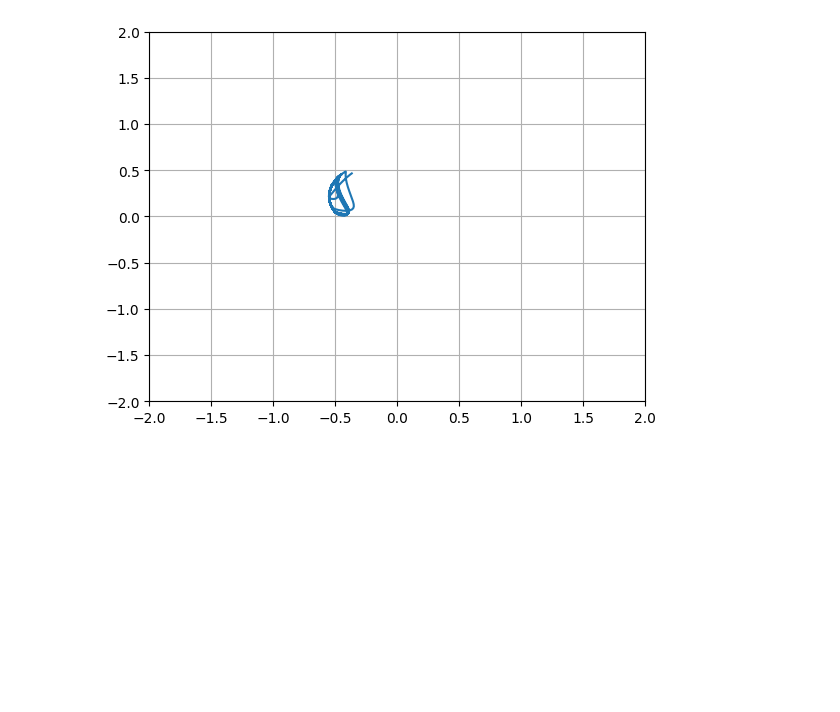
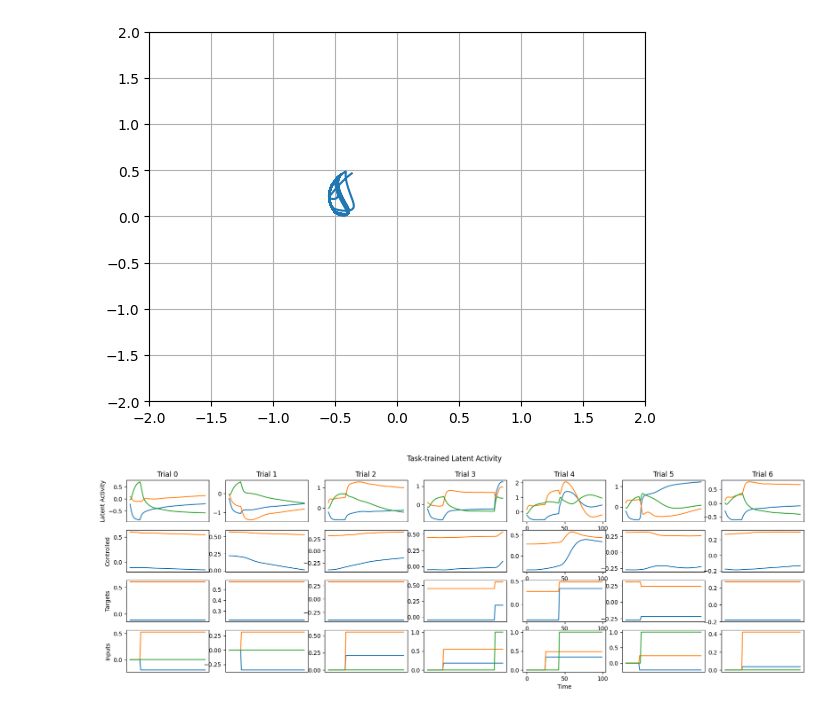
Before and after one commit to baranova-liza/NeuroMatch25, a Jupyter notebook: ForceFieldRandomReachingTask.ipynb, the cells around one changed output. Cells and saved outputs as stored; diff of their text form; code cells hidden in the pictures; blank space fills up the shorter version.

```diff
--- a/ForceFieldRandomReachingTask.ipynb
+++ b/ForceFieldRandomReachingTask.ipynb
@@ -1441,3 +1444,18 @@ plt.ylim(-2, 2)
 plt.grid(True)
 # %% [output]
 [figure]
+# %%
+#LOADING FROM RUNS ON HPC:
+#plot baseline no force field result:
+from ctd.comparison.analysis.tt.tasks.tt_RandomTarget import TT_RandomTarget
+
+model_home_path="/Users/as15635/Library/CloudStorage/OneDrive-UniversityofBristol/IAI_Year_Three/NeuromatchNeuroAIProject/NeuroMatch25/"
+fpath_GRU_128 = model_home_path + "models_randtarg500_noforcefield/"
+# Create the analysis object:
+analysis_GRU_128_noforce = TT_RandomTarget(
+    run_name = "GRU_128_3bff",
+    filepath = fpath_GRU_128)
+
+analysis_GRU_128_noforce.plot_trial_io(num_trials = 7)
+# %% [output]
+[figure, added]
```
Also changed, not shown: parts of 33 cells of this notebook.
